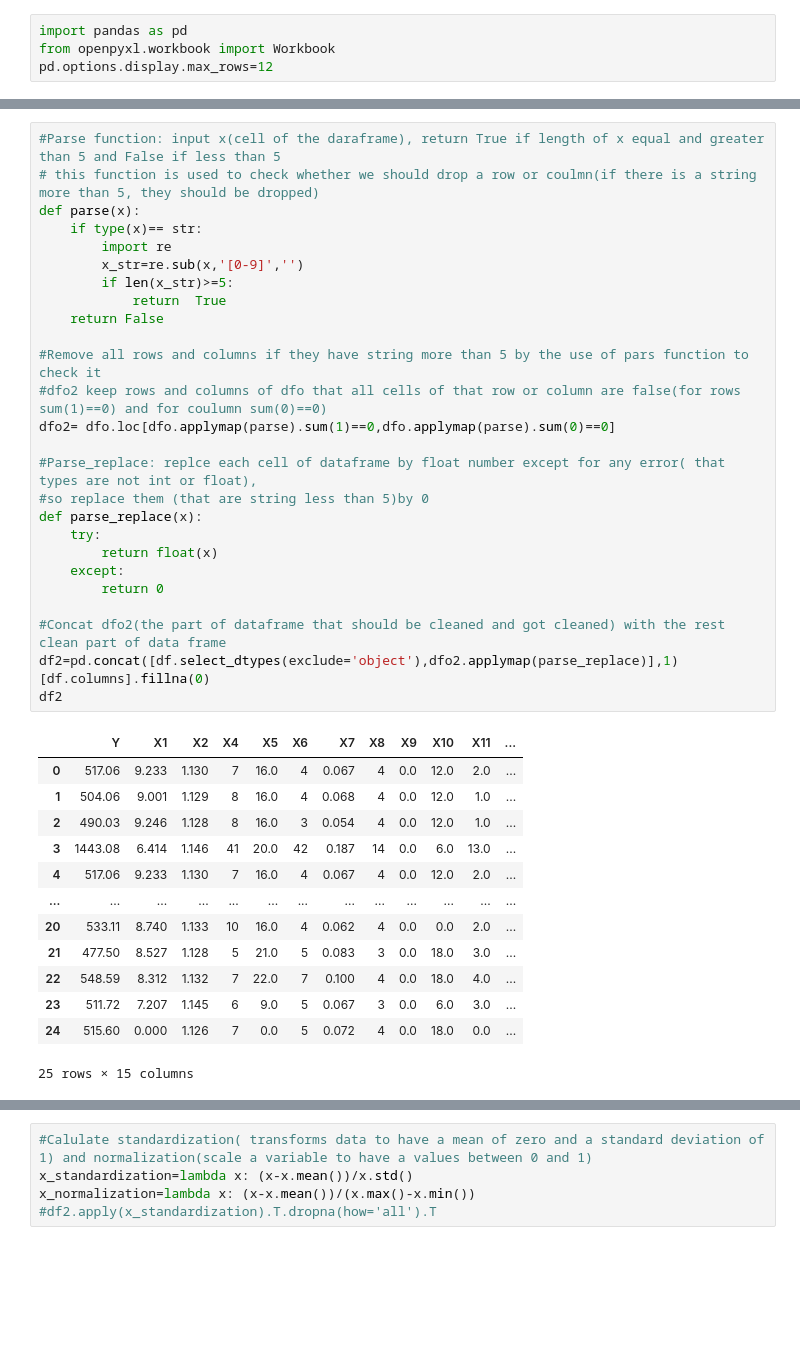
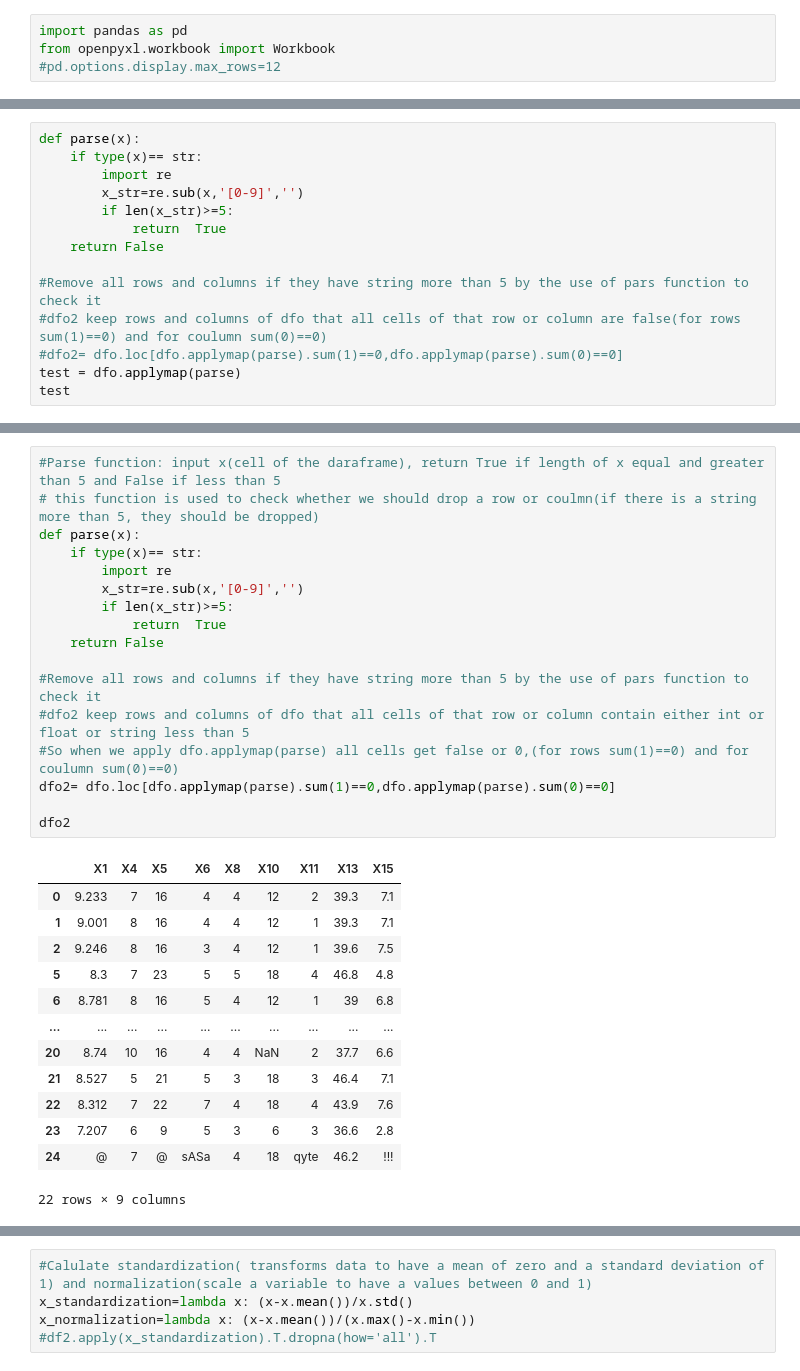
Before and after one commit to azadehiranmehr/lab2-Q2, a Jupyter notebook: lab2-q2.ipynb, the cells around one changed output, grey strips where cells are left out. Cells and saved outputs as stored; diff of their text form; blank space fills up the shorter version.

```diff
--- a/lab2-q2.ipynb
+++ b/lab2-q2.ipynb
@@ -1,7 +1,7 @@
 # %%
 import pandas as pd
 from openpyxl.workbook import Workbook
-pd.options.display.max_rows=12
+#pd.options.display.max_rows=12
 # %%
 #load excel file into pandas dataframe
 df = pd.read_excel('AlzheimerData.xlsx', skiprows=1)
@@ -75 +90,15 @@ dfo.applymap(type).stack().value_counts()
 dtype: int64
+# %%
+def parse(x):
+    if type(x)== str:
+        import re
+        x_str=re.sub(x,'[0-9]','')
+        if len(x_str)>=5:
+            return  True
+    return False
+
+#Remove all rows and columns if they have string more than 5 by the use of pars function to check it
+#dfo2 keep rows and columns of dfo that all cells of that row or column are false(for rows sum(1)==0) and for coulumn sum(0)==0)
+#dfo2= dfo.loc[dfo.applymap(parse).sum(1)==0,dfo.applymap(parse).sum(0)==0]
+test = dfo.applymap(parse)
+test
@@ -76,40 +119,31 @@ dtype: int64
 # %%
 #Parse function: input x(cell of the daraframe), return True if length of x equal and greater than 5 and False if less than 5
 # this function is used to check whether we should drop a row or coulmn(if there is a string more than 5, they should be dropped)
 def parse(x):
     if type(x)== str:
         import re
         x_str=re.sub(x,'[0-9]','')
         if len(x_str)>=5:
             return  True
     return False
 
 #Remove all rows and columns if they have string more than 5 by the use of pars function to check it
-#dfo2 keep rows and columns of dfo that all cells of that row or column are false(for rows sum(1)==0) and for coulumn sum(0)==0)
+#dfo2 keep rows and columns of dfo that all cells of that row or column contain either int or float or string less than 5
+#So when we apply dfo.applymap(parse) all cells get false or 0,(for rows sum(1)==0) and for coulumn sum(0)==0)
 dfo2= dfo.loc[dfo.applymap(parse).sum(1)==0,dfo.applymap(parse).sum(0)==0]
 
-#Parse_replace: replce each cell of dataframe by float number except for any error( that types are not int or float),
-#so replace them (that are string less than 5)by 0
-def parse_replace(x):
-    try:
-        return float(x)
-    except:
-        return 0
-
-#Concat dfo2(the part of dataframe that should be cleaned and got cleaned) with the rest clean part of data frame
-df2=pd.concat([df.select_dtypes(exclude='object'),dfo2.applymap(parse_replace)],1)[df.columns].fillna(0)
-df2
+dfo2
 # %% [output]
-|  | Y | X1 | X2 | X4 | X5 | X6 | X7 | X8 | X9 | X10 | X11 | ... |
-| 0 | 517.06 | 9.233 | 1.130 | 7 | 16.0 | 4 | 0.067 | 4 | 0.0 | 12.0 | 2.0 | ... |
-| 1 | 504.06 | 9.001 | 1.129 | 8 | 16.0 | 4 | 0.068 | 4 | 0.0 | 12.0 | 1.0 | ... |
-| 2 | 490.03 | 9.246 | 1.128 | 8 | 16.0 | 3 | 0.054 | 4 | 0.0 | 12.0 | 1.0 | ... |
-| 3 | 1443.08 | 6.414 | 1.146 | 41 | 20.0 | 42 | 0.187 | 14 | 0.0 | 6.0 | 13.0 | ... |
-| 4 | 517.06 | 9.233 | 1.130 | 7 | 16.0 | 4 | 0.067 | 4 | 0.0 | 12.0 | 2.0 | ... |
-| ... | ... | ... | ... | ... | ... | ... | ... | ... | ... | ... | ... | ... |
-| 20 | 533.11 | 8.740 | 1.133 | 10 | 16.0 | 4 | 0.062 | 4 | 0.0 | 0.0 | 2.0 | ... |
-| 21 | 477.50 | 8.527 | 1.128 | 5 | 21.0 | 5 | 0.083 | 3 | 0.0 | 18.0 | 3.0 | ... |
-| 22 | 548.59 | 8.312 | 1.132 | 7 | 22.0 | 7 | 0.100 | 4 | 0.0 | 18.0 | 4.0 | ... |
-| 23 | 511.72 | 7.207 | 1.145 | 6 | 9.0 | 5 | 0.067 | 3 | 0.0 | 6.0 | 3.0 | ... |
-| 24 | 515.60 | 0.000 | 1.126 | 7 | 0.0 | 5 | 0.072 | 4 | 0.0 | 18.0 | 0.0 | ... |
+|  | X1 | X4 | X5 | X6 | X8 | X10 | X11 | X13 | X15 |
+| 0 | 9.233 | 7 | 16 | 4 | 4 | 12 | 2 | 39.3 | 7.1 |
+| 1 | 9.001 | 8 | 16 | 4 | 4 | 12 | 1 | 39.3 | 7.1 |
+| 2 | 9.246 | 8 | 16 | 3 | 4 | 12 | 1 | 39.6 | 7.5 |
+| 5 | 8.3 | 7 | 23 | 5 | 5 | 18 | 4 | 46.8 | 4.8 |
+| 6 | 8.781 | 8 | 16 | 5 | 4 | 12 | 1 | 39 | 6.8 |
+| ... | ... | ... | ... | ... | ... | ... | ... | ... | ... |
+| 20 | 8.74 | 10 | 16 | 4 | 4 | NaN | 2 | 37.7 | 6.6 |
+| 21 | 8.527 | 5 | 21 | 5 | 3 | 18 | 3 | 46.4 | 7.1 |
+| 22 | 8.312 | 7 | 22 | 7 | 4 | 18 | 4 | 43.9 | 7.6 |
+| 23 | 7.207 | 6 | 9 | 5 | 3 | 6 | 3 | 36.6 | 2.8 |
+| 24 | @ | 7 | @ | sASa | 4 | 18 | qyte | 46.2 | !!! |
-25 rows × 15 columns
+22 rows × 9 columns
```
Also changed, not shown: parts of 14 cells of this notebook.
